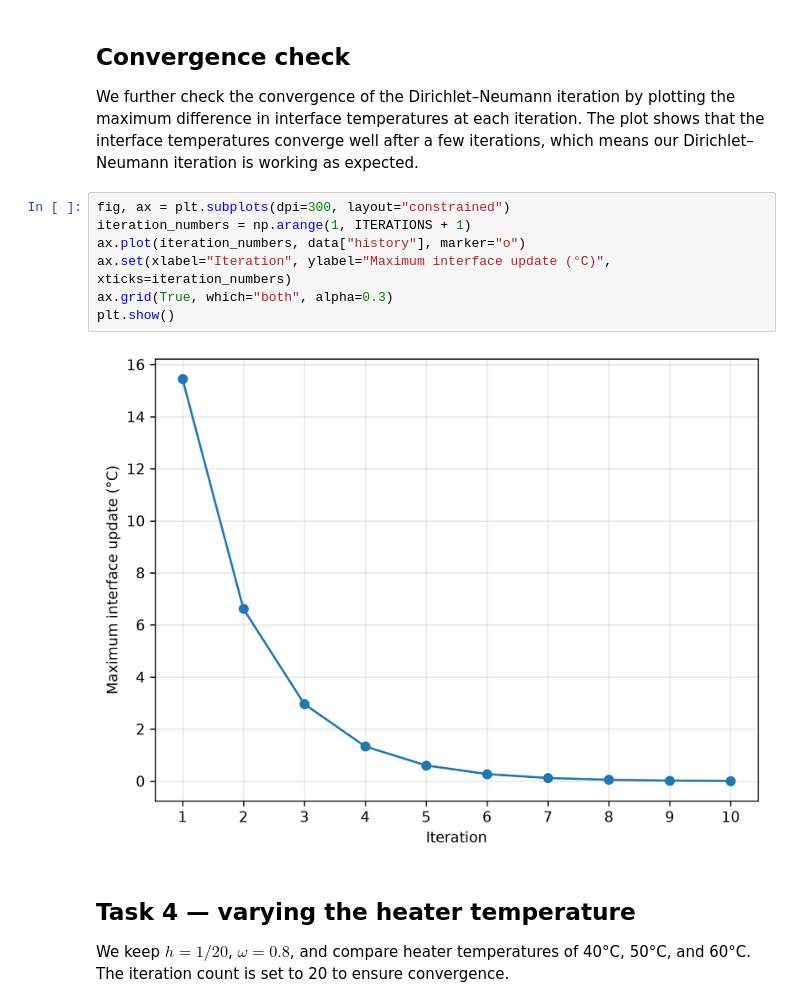
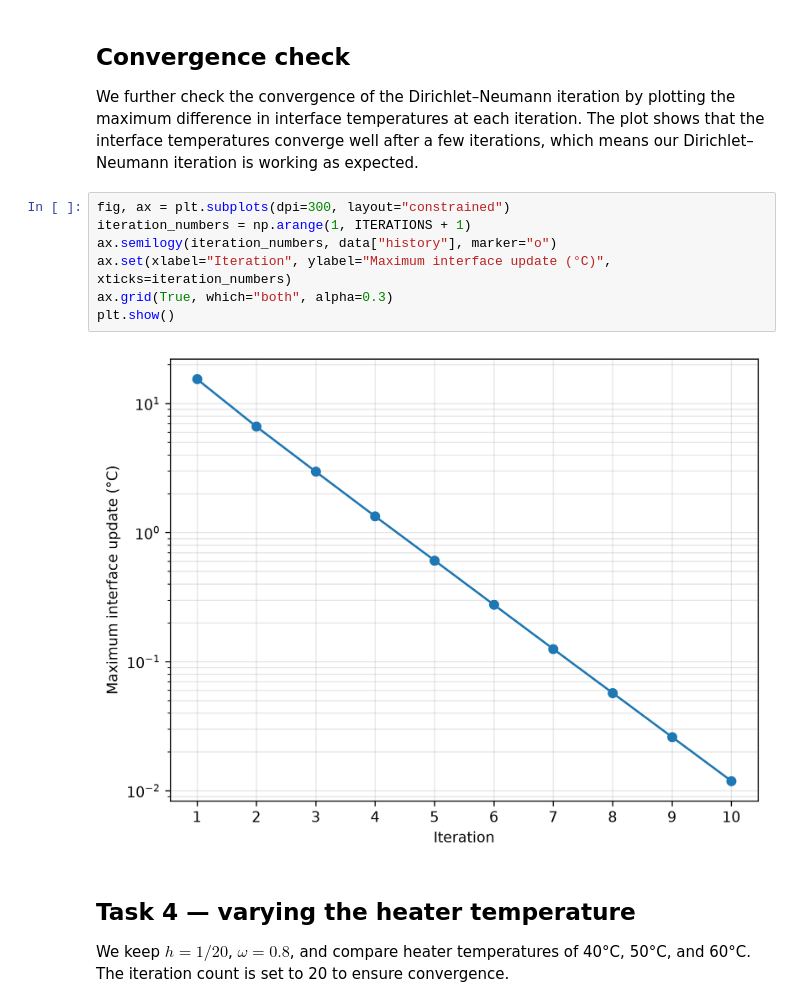
Before and after one commit to NightingaleCen/FMNN25, a Jupyter notebook: project1/project01.ipynb, the cells around one changed output. Cells and saved outputs as stored; diff of their text form.

Commit message:
align iteration plot

```diff
--- a/project1/project01.ipynb
+++ b/project1/project01.ipynb
@@ -305,12 +305,12 @@ We further check the convergence of the Dirichlet–Neumann iteration by plottin
 # %%
 fig, ax = plt.subplots(dpi=300, layout="constrained")
 iteration_numbers = np.arange(1, ITERATIONS + 1)
-ax.plot(iteration_numbers, data["history"], marker="o")
+ax.semilogy(iteration_numbers, data["history"], marker="o")
 ax.set(xlabel="Iteration", ylabel="Maximum interface update (°C)", xticks=iteration_numbers)
 ax.grid(True, which="both", alpha=0.3)
 plt.show()
 # %% [output]
-[figure, old version]
+[figure, new version]
 # %% [markdown]
 ## Task 4 — varying the heater temperature
 
```
Also changed, not shown: parts of 2 cells of this notebook.
